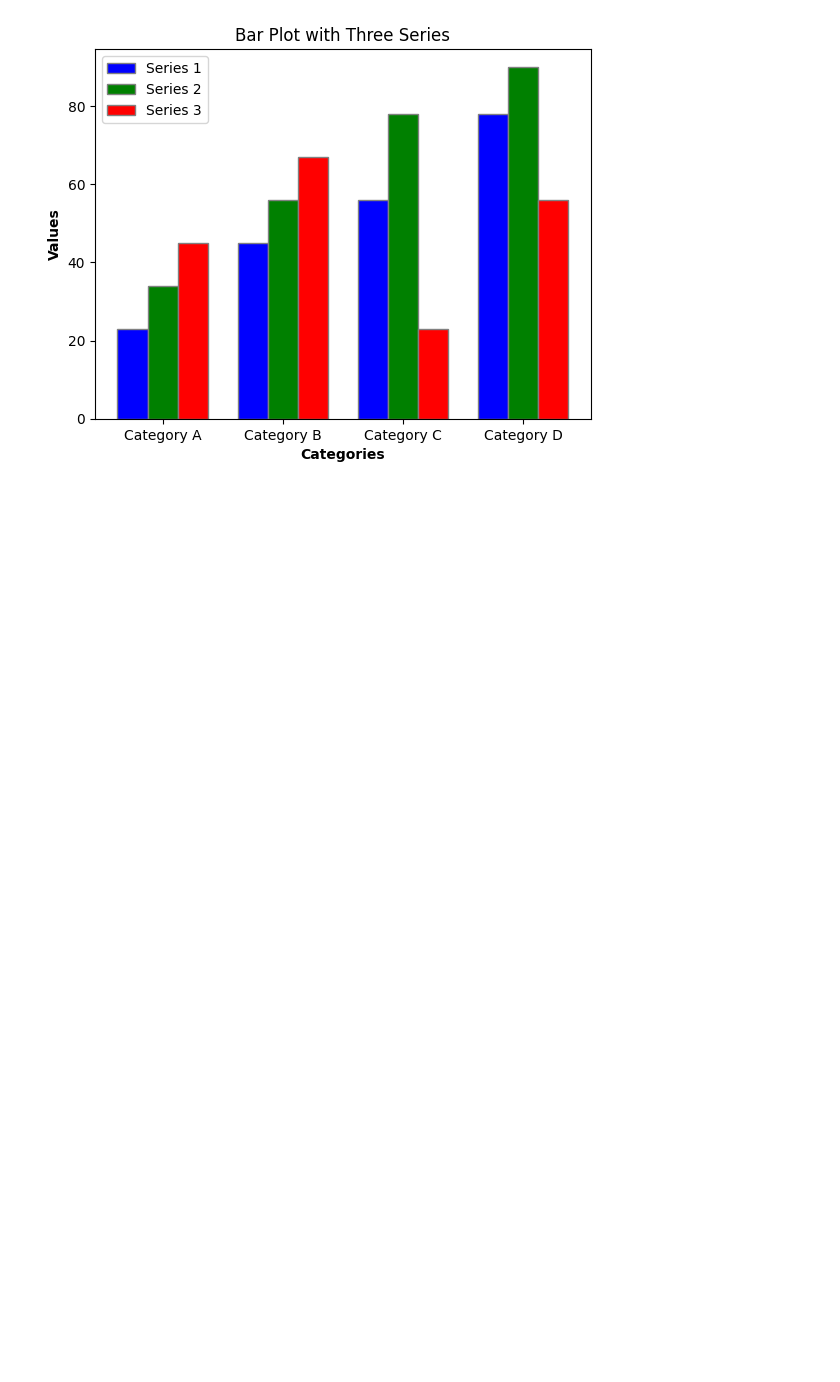
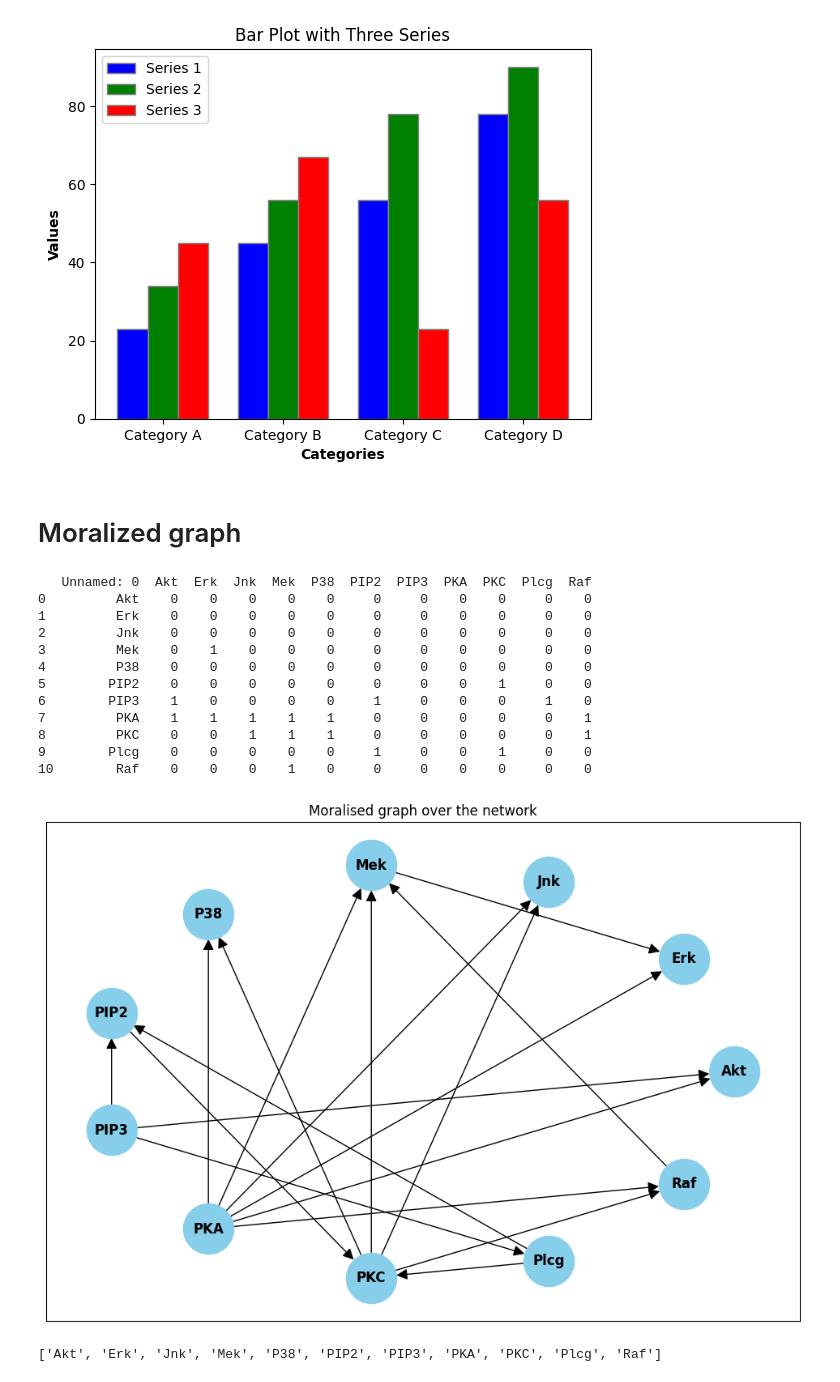
Before and after one commit to AblaZe42/MODCOM_PROJECT, a Jupyter notebook: tove.ipynb, the cells around one changed output. Cells and saved outputs as stored; diff of their text form; code cells hidden in the pictures; blank space fills up the shorter version.

Commit message:
moralised graph

```diff
--- a/tove.ipynb
+++ b/tove.ipynb
@@ -498,3 +496,56 @@ plt.legend()
 plt.show()
 # %% [output]
 [figure]
+# %% [markdown]
+# Moralized graph
+# %%
+# Adjacency matrix
+df_adj = pd.read_csv('dataset/consensus_adj_mat.csv')
+print(df_adj)
+
+
+# Rename the unnamed column for clarity
+df_adj = df_adj.rename(columns={"Unnamed: 0": "Node"})
+
+# Add edges based on the dataframe
+for index, row in df_adj.iterrows():
+    for col in df_adj.columns[1:]:
+        if row[col] == 1:
+            G.add_edge(row["Node"], col)
+
+# Use a layout algorithm to position the nodes
+pos = nx.circular_layout(G)
+
+node_order = list(df_adj['Node'])
+
+# Create a directed graph using networkx
+G = nx.from_pandas_adjacency(data_df, create_using=nx.DiGraph)
+
+#G.add_edges_from([('PIP3','PKA'),('PKC','PKA')],color="blue")
+#G.add_edge('PKC','PKA')
+
+# Draw the graph
+pos = nx.circular_layout(G)  # You can change the layout if needed
+
+# Plot the graph
+plt.figure(figsize=(12, 8))
+nx.draw_networkx(G, pos, with_labels=True, node_size=2000, node_color="skyblue", font_size=12, font_weight="bold", arrowsize=20,nodelist=node_order)
+plt.title("Moralised graph over the network")
+plt.show()
+
+print(node_order)
+# %% [output]
+   Unnamed: 0  Akt  Erk  Jnk  Mek  P38  PIP2  PIP3  PKA  PKC  Plcg  Raf
+0         Akt    0    0    0    0    0     0     0    0    0     0    0
+1         Erk    0    0    0    0    0     0     0    0    0     0    0
+2         Jnk    0    0    0    0    0     0     0    0    0     0    0
+3         Mek    0    1    0    0    0     0     0    0    0     0    0
+4         P38    0    0    0    0    0     0     0    0    0     0    0
+5        PIP2    0    0    0    0    0     0     0    0    1     0    0
+6        PIP3    1    0    0    0    0     1     0    0    0     1    0
+7         PKA    1    1    1    1    1     0     0    0    0     0    1
+8         PKC    0    0    1    1    1     0     0    0    0     0    1
+9        Plcg    0    0    0    0    0     1     0    0    1     0    0
+10        Raf    0    0    0    1    0     0     0    0    0     0    0
+[figure, added]
+['Akt', 'Erk', 'Jnk', 'Mek', 'P38', 'PIP2', 'PIP3', 'PKA', 'PKC', 'Plcg', 'Raf']
```
Also changed, not shown: parts of 11 cells of this notebook, 1 other file.
